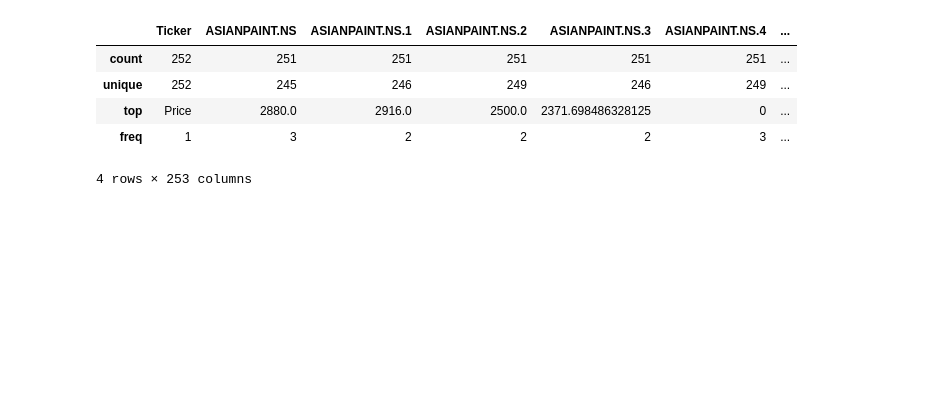
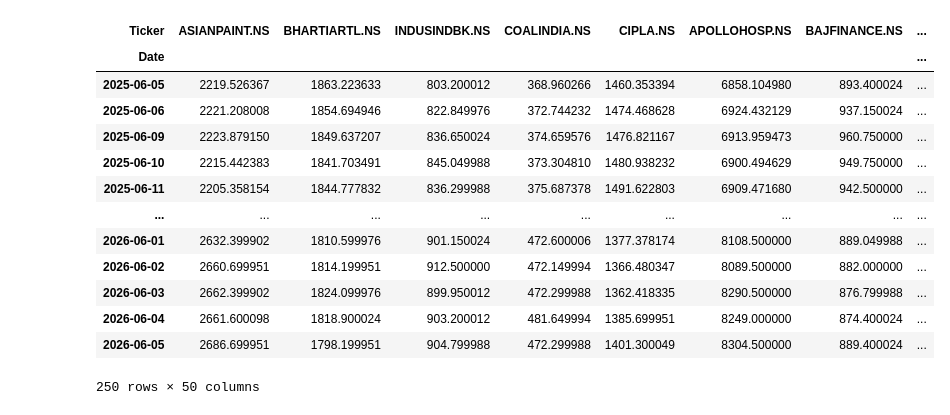
Before and after one commit to Praveenk2324/Stock-Risk-KMeans, a Jupyter notebook: Notebooks/EDA.ipynb, the cells around one changed output. Cells and saved outputs as stored; diff of their text form; code cells hidden in the pictures; blank space fills up the shorter version.

```diff
--- a/Notebooks/EDA.ipynb
+++ b/Notebooks/EDA.ipynb
@@ -27,9 +23,18 @@ memory usage: 498.2+ KB
-# %%
-df.describe()
-# %% [output]
-|  | Ticker | ASIANPAINT.NS | ASIANPAINT.NS.1 | ASIANPAINT.NS.2 | ASIANPAINT.NS.3 | ASIANPAINT.NS.4 | ... |
-| count | 252 | 251 | 251 | 251 | 251 | 251 | ... |
-| unique | 252 | 245 | 246 | 249 | 246 | 249 | ... |
-| top | Price | 2880.0 | 2916.0 | 2500.0 | 2371.698486328125 | 0 | ... |
-| freq | 1 | 3 | 2 | 2 | 2 | 3 | ... |
-4 rows × 253 columns
+# %%
+close_prices = df.xs(key='Close', axis=1, level=1).copy()
+close_prices
+# %% [output]
+| Ticker | ASIANPAINT.NS | BHARTIARTL.NS | INDUSINDBK.NS | COALINDIA.NS | CIPLA.NS | APOLLOHOSP.NS | BAJFINANCE.NS | ... |
+| Date |  |  |  |  |  |  |  | ... |
+| 2025-06-05 | 2219.526367 | 1863.223633 | 803.200012 | 368.960266 | 1460.353394 | 6858.104980 | 893.400024 | ... |
+| 2025-06-06 | 2221.208008 | 1854.694946 | 822.849976 | 372.744232 | 1474.468628 | 6924.432129 | 937.150024 | ... |
+| 2025-06-09 | 2223.879150 | 1849.637207 | 836.650024 | 374.659576 | 1476.821167 | 6913.959473 | 960.750000 | ... |
+| 2025-06-10 | 2215.442383 | 1841.703491 | 845.049988 | 373.304810 | 1480.938232 | 6900.494629 | 949.750000 | ... |
+| 2025-06-11 | 2205.358154 | 1844.777832 | 836.299988 | 375.687378 | 1491.622803 | 6909.471680 | 942.500000 | ... |
+| ... | ... | ... | ... | ... | ... | ... | ... | ... |
+| 2026-06-01 | 2632.399902 | 1810.599976 | 901.150024 | 472.600006 | 1377.378174 | 8108.500000 | 889.049988 | ... |
+| 2026-06-02 | 2660.699951 | 1814.199951 | 912.500000 | 472.149994 | 1366.480347 | 8089.500000 | 882.000000 | ... |
+| 2026-06-03 | 2662.399902 | 1824.099976 | 899.950012 | 472.299988 | 1362.418335 | 8290.500000 | 876.799988 | ... |
+| 2026-06-04 | 2661.600098 | 1818.900024 | 903.200012 | 481.649994 | 1385.699951 | 8249.000000 | 874.400024 | ... |
+| 2026-06-05 | 2686.699951 | 1798.199951 | 904.799988 | 472.299988 | 1401.300049 | 8304.500000 | 889.400024 | ... |
+250 rows × 50 columns
```
Also changed, not shown: parts of 14 cells of this notebook, 3 other files.
